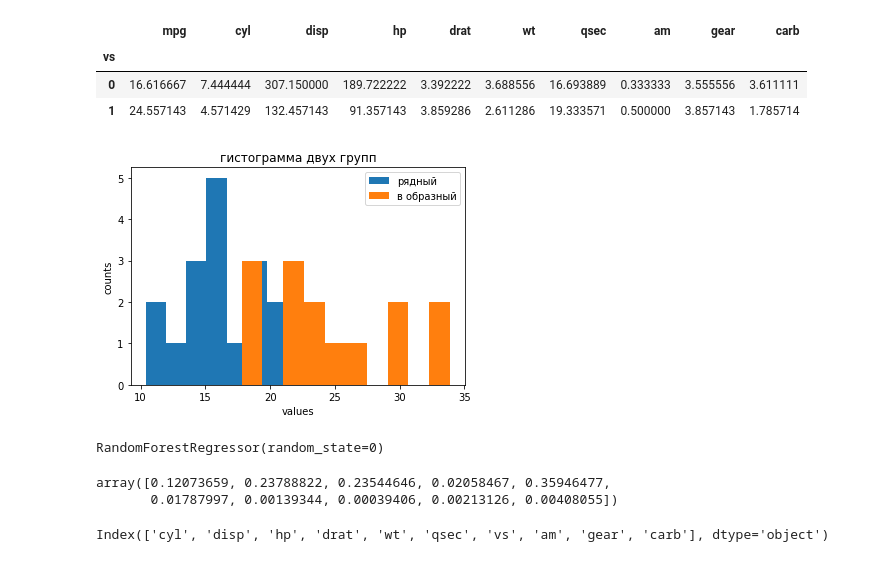
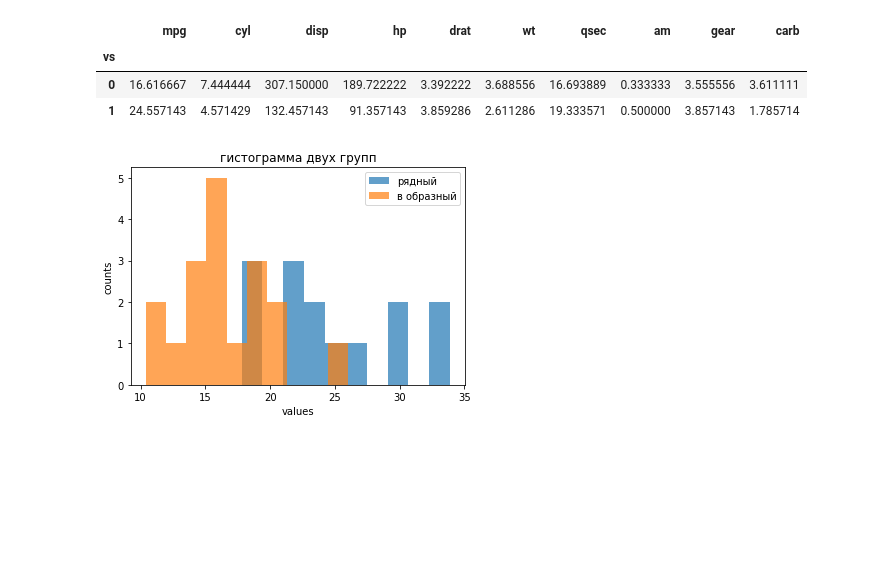
Before and after one commit to ksetdekov/HSE_DS, a Jupyter notebook: 03 Math/Stat hw3/hw3.ipynb, the cells around one changed output. Cells and saved outputs as stored; diff of their text form; code cells hidden in the pictures; blank space fills up the shorter version.

```diff
--- a/03 Math/Stat hw3/hw3.ipynb
+++ b/03 Math/Stat hw3/hw3.ipynb
@@ -343,15 +439,15 @@ mtcars.groupby('vs').mean()
 | 1 | 24.557143 | 4.571429 | 132.457143 | 91.357143 | 3.859286 | 2.611286 | 19.333571 | 0.500000 | 3.857143 | 1.785714 |
 # %%
 fig, ax = plt.subplots()
-ax.hist(mtcars[mtcars.vs == 0].mpg, label='рядный')
-ax.hist(mtcars[mtcars.vs == 1].mpg, label='в образный')
+ax.hist(mtcars[mtcars.vs == 1].mpg, label='рядный', alpha = 0.7)
+ax.hist(mtcars[mtcars.vs == 0].mpg, label='в образный', alpha = 0.7)
 
 ax.legend()
 
 
 ax.set_xlabel('values')
 ax.set_ylabel('counts')
 ax.set_title('гистограмма двух групп')
 plt.show()
 # %% [output]
-[figure, old version]
+[figure, new version]
@@ -360,14 +453,0 @@ from sklearn.ensemble import RandomForestRegressor
-# %%
-regr = RandomForestRegressor( random_state=0)
-regr.fit(mtcars.loc[:, mtcars.columns != 'mpg'], mtcars.mpg)
-# %% [output]
-RandomForestRegressor(random_state=0)
-# %%
-regr.feature_importances_
-# %% [output]
-array([0.12073659, 0.23788822, 0.23544646, 0.02058467, 0.35946477,
-       0.01787997, 0.00139344, 0.00039406, 0.00213126, 0.00408055])
-# %%
-mtcars.loc[:, mtcars.columns != 'mpg'].columns
-# %% [output]
-Index(['cyl', 'disp', 'hp', 'drat', 'wt', 'qsec', 'vs', 'am', 'gear', 'carb'], dtype='object')
```
Also changed, not shown: parts of 40 cells of this notebook.
